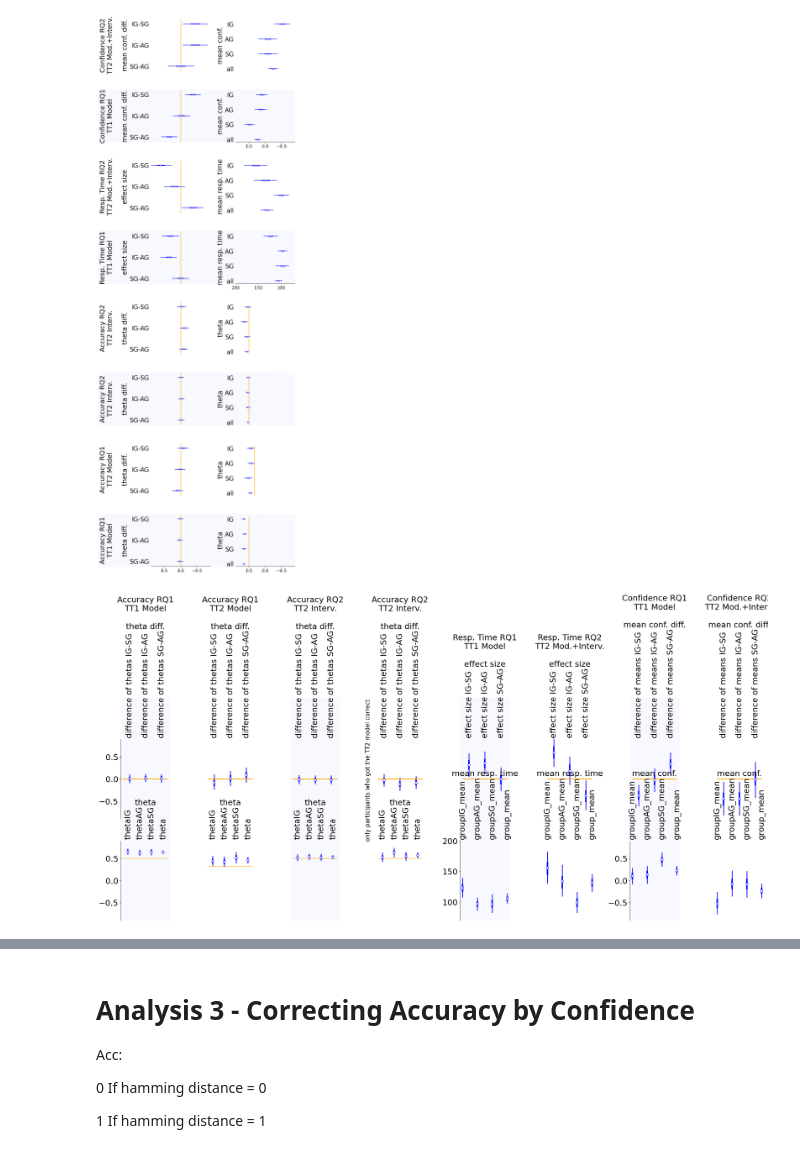
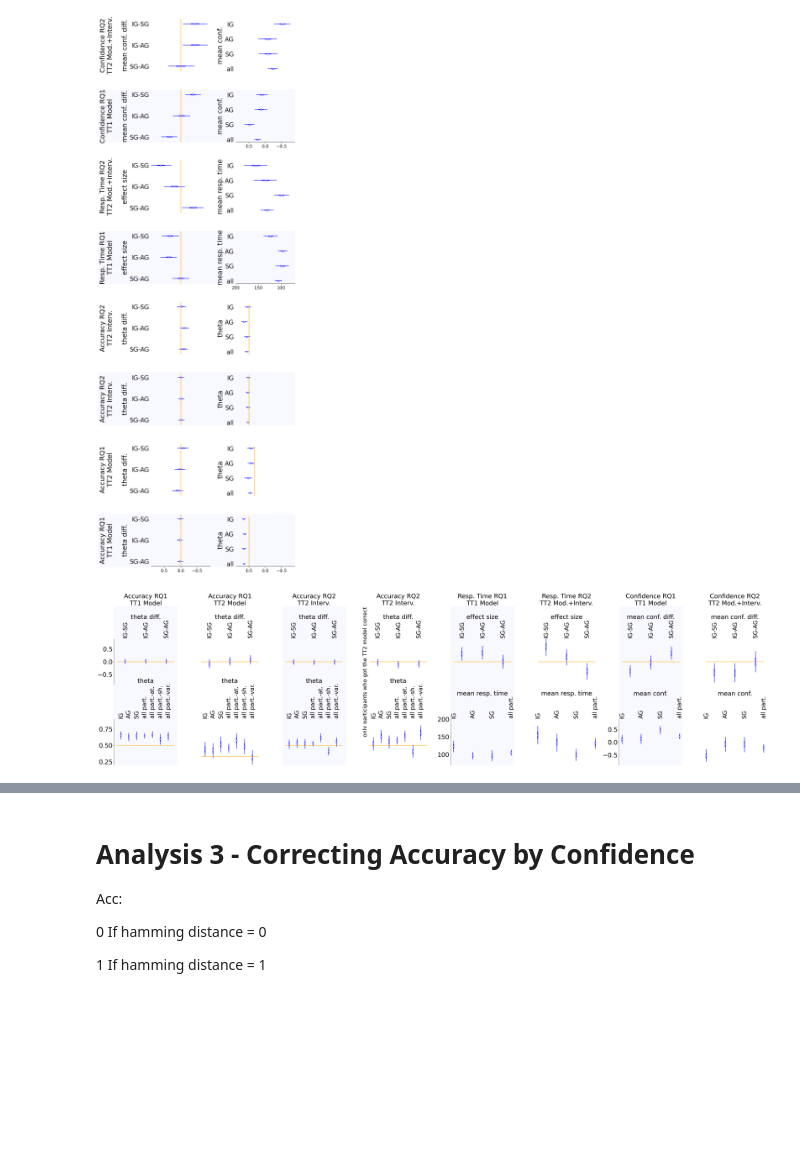
Before and after one commit to evdoxiataka/simulated_interventions_study_analysis, a Jupyter notebook: analysis.ipynb, the cells around one changed output, grey strips where cells are left out. Drawn from its saved outputs; the diff is of its cells as text; code cells hidden in the pictures; blank space fills up the shorter version.

Commit message:
added inference at the level of intervention type in the results figure, increased font in the other investigations analyses

```diff
--- a/analysis.ipynb
+++ b/analysis.ipynb
@@ -2715,10 +2779,10 @@ from matplotlib.lines import Line2D
 from matplotlib.patches import Rectangle
 import matplotlib.transforms as transforms
 
-font_size = 22
+font_size = 30
 plt.rcParams.update({'font.size': font_size})
-fig, ax = plt.subplots(2, 8, figsize=(26, 8))
-fig.tight_layout()
+fig, ax = plt.subplots(2, 8, figsize=(46, 10))
+fig.tight_layout(h_pad=4.0,w_pad=0.1)
 
 tt1 = trace_acc_T1_mco_m2
 tt1_all = trace_acc_T1_mco_m1
@@ -2779,53 +2843,63 @@ data = [[tt1,tt1_all],
         [conf,conf_all],
         [conf,conf_all]]
 ax_id = [0,1,2,3,4,5,6,7]
-data_id = [[-1,-4],[-1,-4],[-1,-4],[-1,-4],[-2,-2],[-1,-1],[-2,-2],[-1,-1]]
+data_id = [[-1,-4,-3,-2,-1],[-1,-4,-3,-2,-1],[-1,-4,-3,-2,-1],[-1,-4,-3,-2,-1],[-2,-2],[-1,-1],[-2,-2],[-1,-1]]
 titles = ["theta","theta","theta","theta","mean resp. time","mean resp. time","mean conf.","mean conf."]
 
 for i in ax_id:
-    vertical_forestplot([data[i][0]['posterior'][vars_id[i][0]][:,:,data_id[i][0]].to_dataset(),
-                data[i][0]['posterior'][vars_id[i][1]][:,:,data_id[i][0]].to_dataset(),
-                data[i][0]['posterior'][vars_id[i][2]][:,:,data_id[i][0]].to_dataset(),
-                data[i][1]['posterior'][vars_id[i][3]][:,:,data_id[i][1]].to_dataset()],
-                ax[1][i], var_names=vars_id[i])
+    dat = [data[i][0]['posterior'][vars_id[i][0]][:,:,data_id[i][0]].to_dataset(),
+            data[i][0]['posterior'][vars_id[i][1]][:,:,data_id[i][0]].to_dataset(),
+            data[i][0]['posterior'][vars_id[i][2]][:,:,data_id[i][0]].to_dataset(),
+            data[i][1]['posterior'][vars_id[i][3]][:,:,data_id[i][1]].to_dataset()]
+    if i<4:
+        dat.append(data[i][1]['posterior'][vars_id[i][3]][:,:,data_id[i][2]].to_dataset())
+        dat.append(data[i][1]['posterior'][vars_id[i][3]][:,:,data_id[i][3]].to_dataset())
+        dat.append(data[i][1]['posterior'][vars_id[i][3]][:,:,data_id[i][4]].to_dataset())
+        vertical_forestplot(dat, ax[1][i], var_names=(vars_id[i]+['theta','theta','theta']))
+    else:
+        vertical_forestplot(dat, ax[1][i], var_names=vars_id[i])
+
     ax[1][i].set_xlabel(titles[i])
 
 ##STYLE
 for i in [0,1,2,3,4,5,6,7]:
-    # ax[1][i].set_xticklabels(['all','SG','AG','IG'][::-1], fontsize=20)
-    # ax[0][i].set_xticklabels(['SG-AG','IG-AG','IG-SG'][::-1], fontsize=20)
+    if i<4:
+        ax[1][i].set_xticklabels(['all part.-var.','all part.-sh.','all part.-at.','all part.','SG','AG','IG'][::-1], fontsize=28)
+    else:
+        ax[1][i].set_xticklabels(['all part.','SG','AG','IG'][::-1], fontsize=28)
+    ax[0][i].set_xticklabels(['SG-AG','IG-AG','IG-SG'][::-1], fontsize=28)
     ax[0][i].set_ylim([-0.9,0.9])
     ax[0][i].hlines(y = 0, xmin = -0.4, xmax = 2.4, colors = 'orange')
     if i==1:
-        ax[1][i].hlines(y = 0.33, xmin = -0.4, xmax = 3.4, colors = 'orange')
+        ax[1][i].hlines(y = 0.33, xmin = -0.5, xmax = 6.8, colors = 'orange')
     elif i<4:
-        ax[1][i].hlines(y = 0.5, xmin = -0.4, xmax = 3.4, colors = 'orange')
+        ax[1][i].hlines(y = 0.5, xmin = -0.5, xmax = 6.8, colors = 'orange')
     if i in [4,5]:
         ax[1][i].set_ylim([70,200])
+    elif i<4:
+        ax[1][i].set_ylim([0.2,0.9])
     else:
         ax[1][i].set_ylim([-0.9,0.9])
     if i is not 0:
         ax[0][i].spines['left'].set_visible(False)
         ax[0][i].get_yaxis().set_visible(False)
     if i not in [0,4,6]:
         ax[1][i].spines['left'].set_visible(False)
         ax[1][i].get_yaxis().set_visible(False)
-    # if i==3:
-    #     ax[i][0].set_title('only participants who got\nTT2 model correct',fontsize=18)
-    # else:
 
 ##BACKGROUND COLOR
 for i in [0,2,4,6]:
     ax[1][i].set_facecolor('ghostwhite')
     ax[0][i].set_facecolor('ghostwhite')
     bbox = ax[1][i].get_position()
-    fig.patches.append(Rectangle((bbox.x0, bbox.y0), bbox.width, bbox.height*2+0.3,
+    fig.patches.append(Rectangle((bbox.x0, bbox.y0), bbox.width, bbox.height*2+0.45,
                 transform=fig.transFigure, color='ghostwhite', zorder=-1))
 
-ax[0][3].text(-1.,0.2,'only participants who got the TT2 model correct',fontsize=16,rotation=90,ha='center', va='center')
+ax[0][3].text(-0.6,-0.4,'only participants who got the TT2 model correct',fontsize=26,rotation=90,ha='center', va='center')
 
 ##
 # plt.subplots_adjust(hspace=0.2)#wspace=0
+# plt.tight_layout()
 plt.savefig('rq1_rq2_results.pdf',dpi=300,bbox_inches='tight')
 # %% [output]
-[figure, old version]
+[figure, new version]
```
Also changed, not shown: parts of 17 cells of this notebook, 1 other file.
